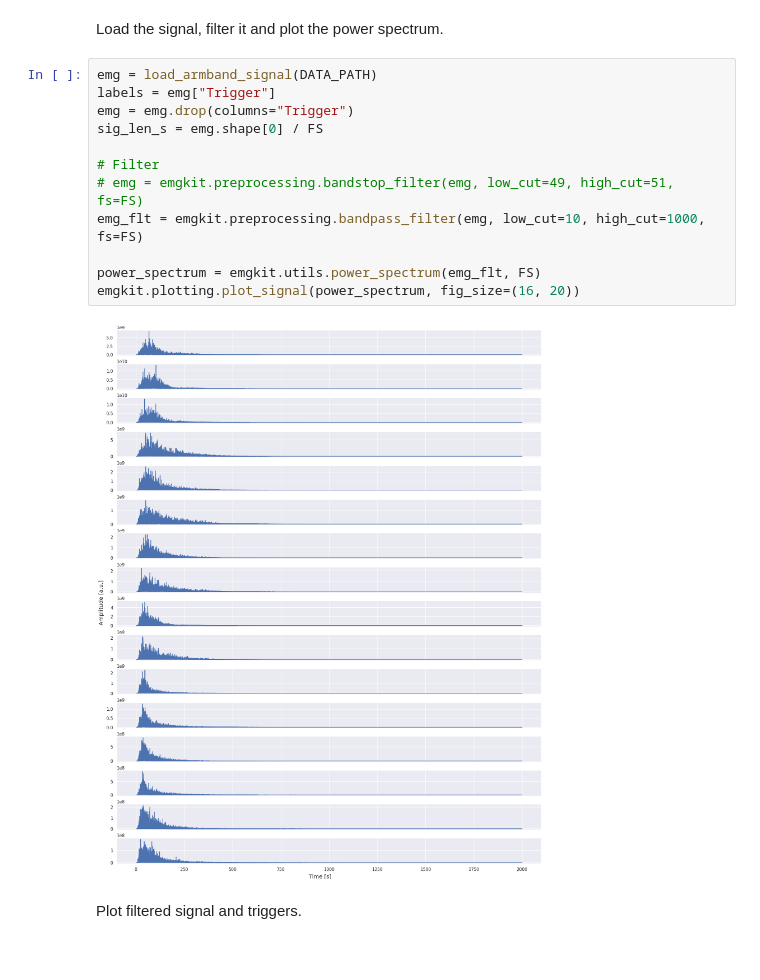
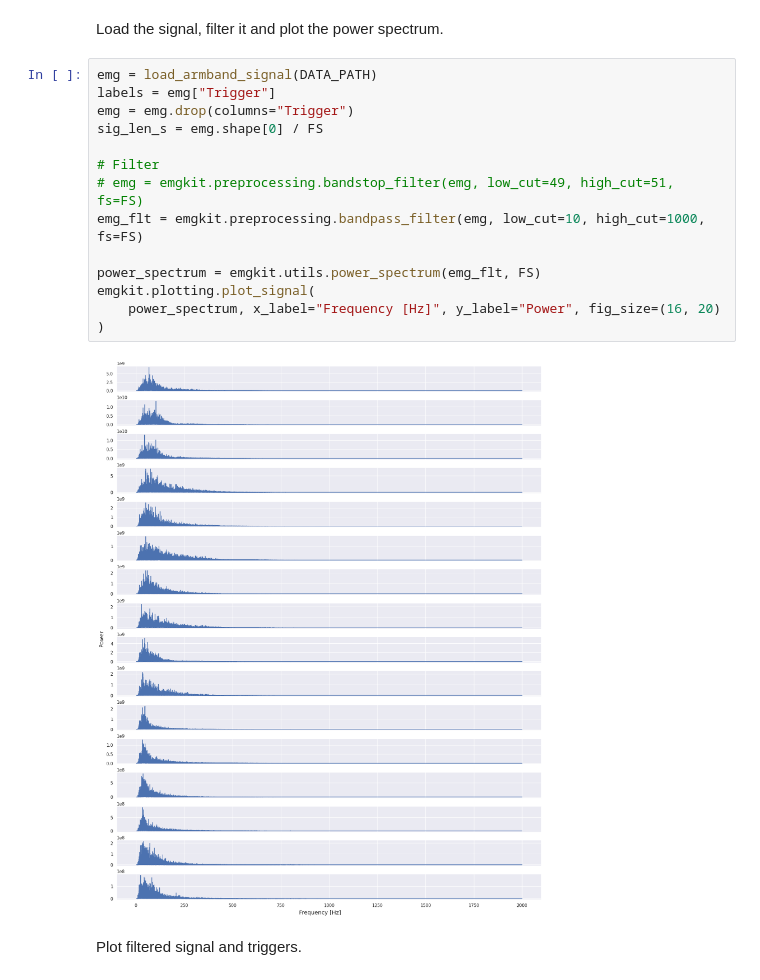
Before and after one commit to pulp-bio/emgkit, a Jupyter notebook: examples/Decomposition of sEMG signals from armband.ipynb, the cells around one changed output. Cells and saved outputs as stored; diff of their text form.

```diff
--- a/examples/Decomposition of sEMG signals from armband.ipynb
+++ b/examples/Decomposition of sEMG signals from armband.ipynb
@@ -31,17 +31,19 @@ Load the signal, filter it and plot the power spectrum.
 # %%
 emg = load_armband_signal(DATA_PATH)
 labels = emg["Trigger"]
 emg = emg.drop(columns="Trigger")
 sig_len_s = emg.shape[0] / FS
 
 # Filter
 # emg = emgkit.preprocessing.bandstop_filter(emg, low_cut=49, high_cut=51, fs=FS)
 emg_flt = emgkit.preprocessing.bandpass_filter(emg, low_cut=10, high_cut=1000, fs=FS)
 
 power_spectrum = emgkit.utils.power_spectrum(emg_flt, FS)
-emgkit.plotting.plot_signal(power_spectrum, fig_size=(16, 20))
+emgkit.plotting.plot_signal(
+    power_spectrum, x_label="Frequency [Hz]", y_label="Power", fig_size=(16, 20)
+)
 # %% [output]
-[figure, old version]
+[figure, new version]
 # %% [markdown]
 Plot filtered signal and triggers.
 # %%
```
Also changed, not shown: parts of 1 cell of this notebook, 1 other file.
